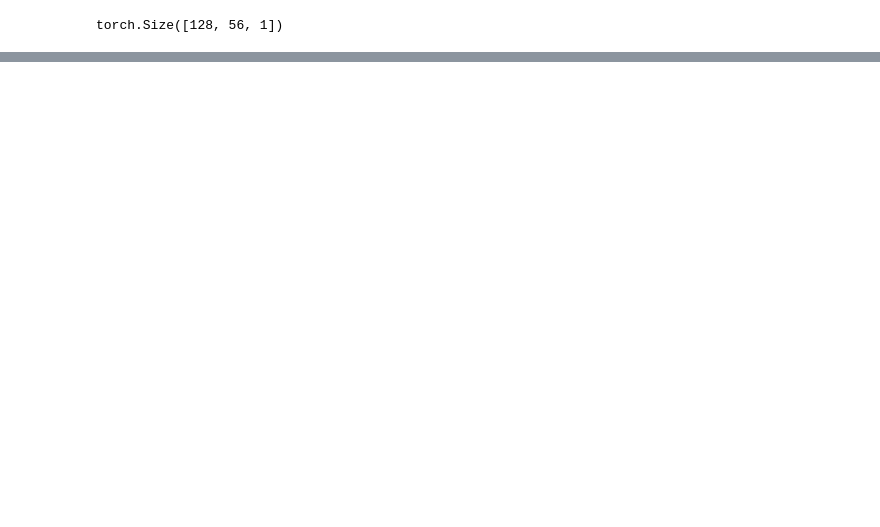
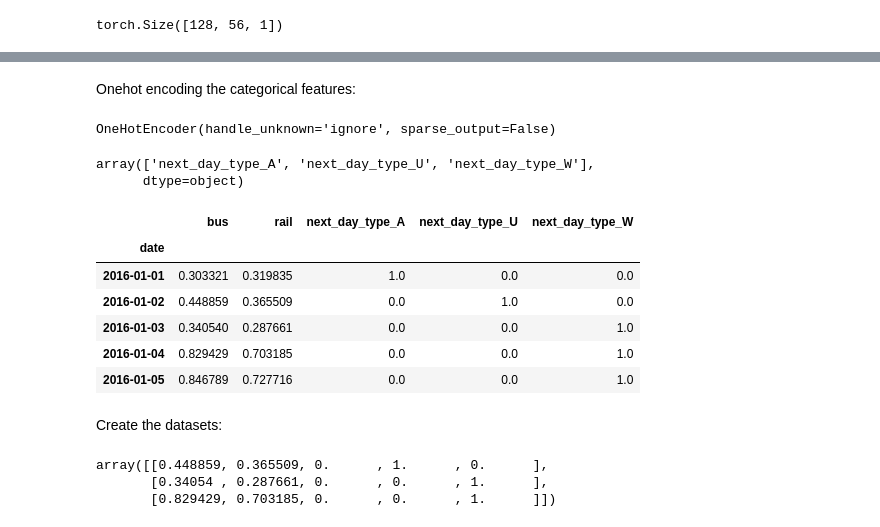
Before and after one commit to BlaiseMarvin/Machine-Learning-and-Big-Data-Analytics, a Jupyter notebook: deep_learning_2/sequential_data/notebook4.ipynb, the cells around one changed output, grey strips where cells are left out. Cells and saved outputs as stored; diff of their text form; code cells hidden in the pictures; blank space fills up the shorter version.

```diff
--- a/deep_learning_2/sequential_data/notebook4.ipynb
+++ b/deep_learning_2/sequential_data/notebook4.ipynb
@@ -474,0 +818,2 @@ checkpoint['metric']*1e6
+# %% [markdown]
+Onehot encoding the categorical features:
@@ -474,0 +824,33 @@ checkpoint['metric']*1e6
+# %%
+onehotencoder.fit(mulvar_train[['next_day_type']])
+# %% [output]
+OneHotEncoder(handle_unknown='ignore', sparse_output=False)
+# %%
+mulvar_train_2 = onehotencoder.transform(mulvar_train[['next_day_type']])
+# %%
+mulvar_train_2 = pd.DataFrame(
+    mulvar_train_2,
+    columns=list(onehotencoder.get_feature_names_out()),
+    index = mulvar_train.index
+)
+# %%
+onehotencoder.get_feature_names_out()
+# %% [output]
+array(['next_day_type_A', 'next_day_type_U', 'next_day_type_W'],
+      dtype=object)
+# %%
+mulvar_train.loc[:,'next_day_type_A'] = mulvar_train_2['next_day_type_A']
+mulvar_train.loc[:,'next_day_type_U'] = mulvar_train_2['next_day_type_U']
+mulvar_train.loc[:,'next_day_type_W'] = mulvar_train_2['next_day_type_W']
+# %%
+mulvar_train = mulvar_train.reindex(columns=['bus','rail','next_day_type_A','next_day_type_U','next_day_type_W'])
+# %%
+mulvar_train.head()
+# %% [output]
+|  | bus | rail | next_day_type_A | next_day_type_U | next_day_type_W |
+| date |  |  |  |  |  |
+| 2016-01-01 | 0.303321 | 0.319835 | 1.0 | 0.0 | 0.0 |
+| 2016-01-02 | 0.448859 | 0.365509 | 0.0 | 1.0 | 0.0 |
+| 2016-01-03 | 0.340540 | 0.287661 | 0.0 | 0.0 | 1.0 |
+| 2016-01-04 | 0.829429 | 0.703185 | 0.0 | 0.0 | 1.0 |
+| 2016-01-05 | 0.846789 | 0.727716 | 0.0 | 0.0 | 1.0 |
@@ -474,0 +881,8 @@ checkpoint['metric']*1e6
+# %% [markdown]
+Create the datasets:
+# %%
+mulvar_train.iloc[1:4,:].values
+# %% [output]
+array([[0.448859, 0.365509, 0.      , 1.      , 0.      ],
+       [0.34054 , 0.287661, 0.      , 0.      , 1.      ],
+       [0.829429, 0.703185, 0.      , 0.      , 1.      ]])
```
Also changed, not shown: parts of 82 cells of this notebook, 16 other files.
